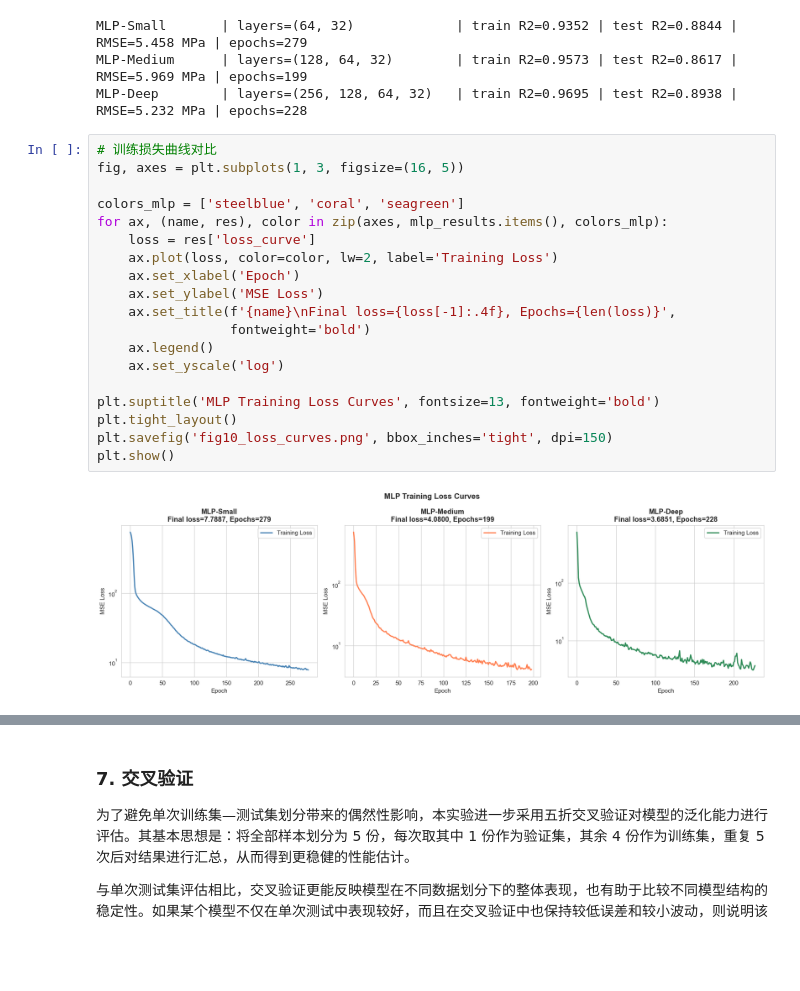
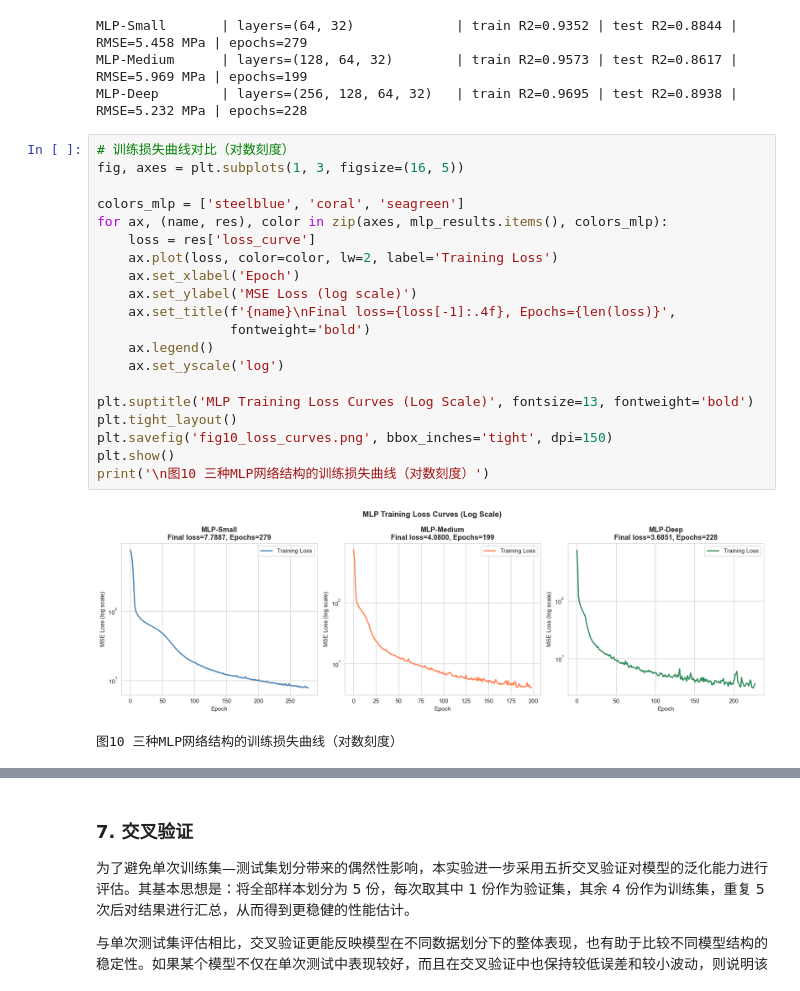
Before and after one commit to SongCheng2026/First-Homework, a Jupyter notebook: BC25219017-宋城啸-第一次作业.ipynb, the cells around one changed output, grey strips where cells are left out. Drawn from its saved outputs; the diff is of its cells as text; blank space fills up the shorter version.

```diff
--- a/BC25219017-宋城啸-第一次作业.ipynb
+++ b/BC25219017-宋城啸-第一次作业.ipynb
@@ -640,24 +636,26 @@ MLP-Small       | layers=(64, 32)             | train R2=0.9352 | test R2=0.8844
 MLP-Medium      | layers=(128, 64, 32)        | train R2=0.9573 | test R2=0.8617 | RMSE=5.969 MPa | epochs=199
 MLP-Deep        | layers=(256, 128, 64, 32)   | train R2=0.9695 | test R2=0.8938 | RMSE=5.232 MPa | epochs=228
 # %%
-# 训练损失曲线对比
+# 训练损失曲线对比（对数刻度）
 fig, axes = plt.subplots(1, 3, figsize=(16, 5))
 
 colors_mlp = ['steelblue', 'coral', 'seagreen']
 for ax, (name, res), color in zip(axes, mlp_results.items(), colors_mlp):
     loss = res['loss_curve']
     ax.plot(loss, color=color, lw=2, label='Training Loss')
     ax.set_xlabel('Epoch')
-    ax.set_ylabel('MSE Loss')
+    ax.set_ylabel('MSE Loss (log scale)')
     ax.set_title(f'{name}\nFinal loss={loss[-1]:.4f}, Epochs={len(loss)}',
                  fontweight='bold')
     ax.legend()
     ax.set_yscale('log')
 
-plt.suptitle('MLP Training Loss Curves', fontsize=13, fontweight='bold')
+plt.suptitle('MLP Training Loss Curves (Log Scale)', fontsize=13, fontweight='bold')
 plt.tight_layout()
 plt.savefig('fig10_loss_curves.png', bbox_inches='tight', dpi=150)
 plt.show()
+print('\n图10 三种MLP网络结构的训练损失曲线（对数刻度）')
 # %% [output]
-[figure, old version]
+[figure, new version]
+图10 三种MLP网络结构的训练损失曲线（对数刻度）
 # %%
```
Also changed, not shown: parts of 25 cells of this notebook.
